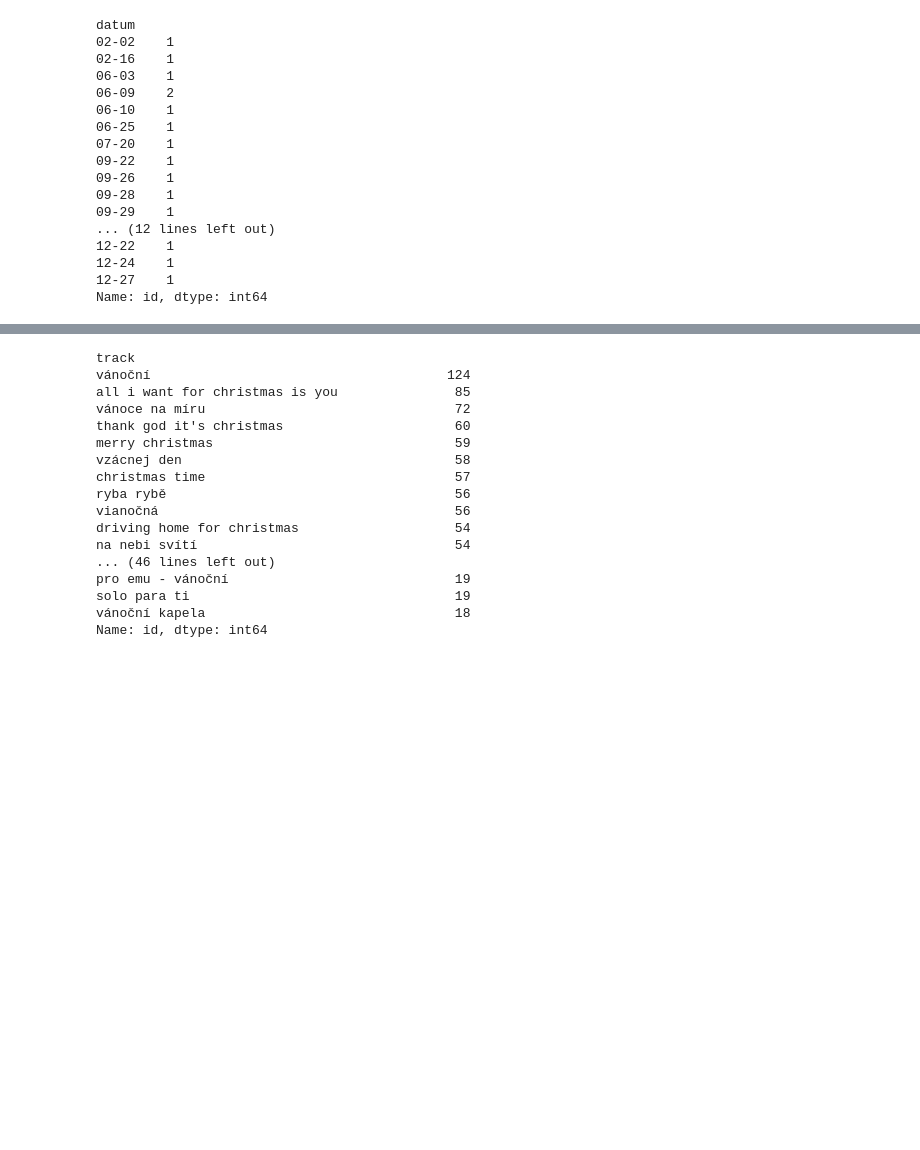
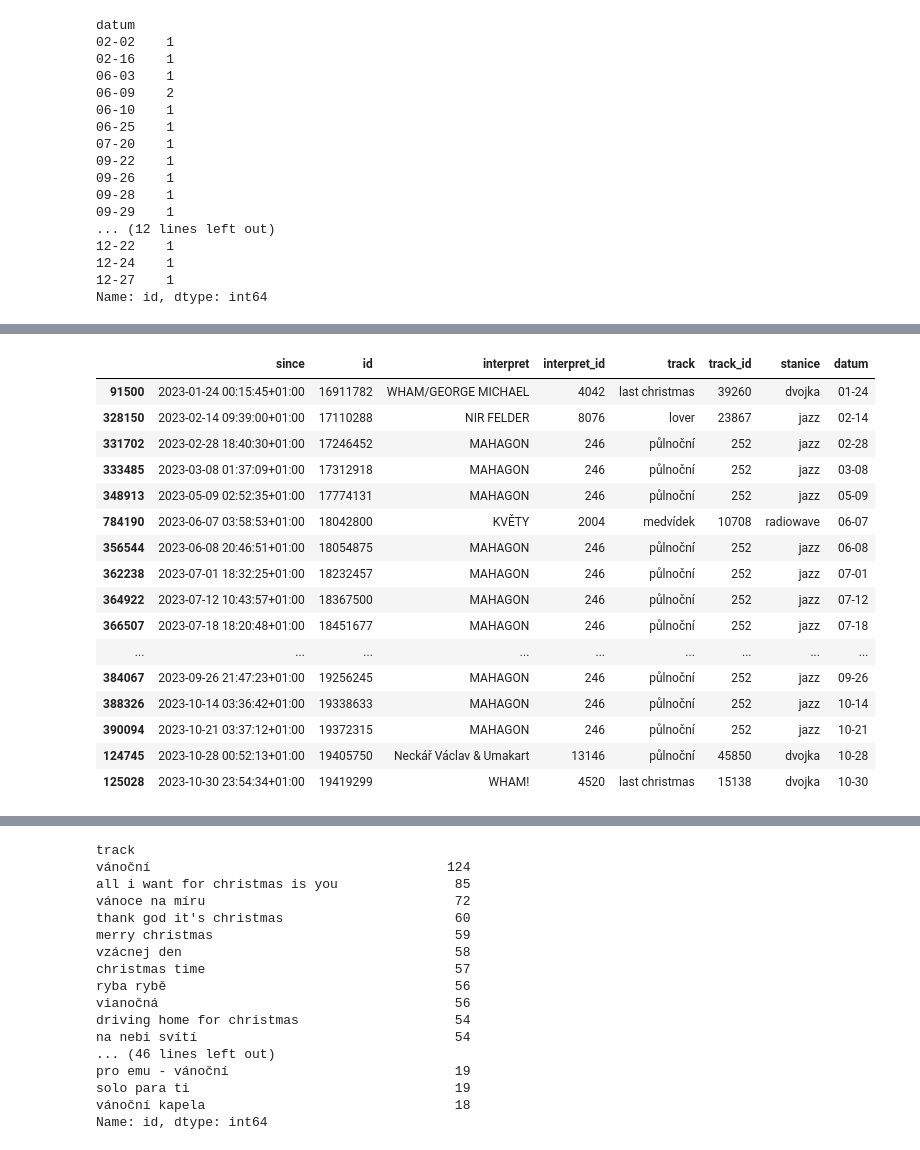
Before and after one commit to DataRozhlas/hitparady, a Jupyter notebook: 105 CZ100RADIO po roce Vánoce.ipynb, the cells around one changed output, grey strips where cells are left out. Cells and saved outputs as stored; diff of their text form; code cells hidden in the pictures; blank space fills up the shorter version.

```diff
--- a/105 CZ100RADIO po roce Vánoce.ipynb
+++ b/105 CZ100RADIO po roce Vánoce.ipynb
@@ -369,2 +394,22 @@ Name: id, dtype: int64
+# %%
+cro[cro['track'].isin(vanocni2) & (cro['since'].dt.year == 2023) & (cro['since'].dt.month <= 10)].sort_values(by='datum').tail(20)
+# %% [output]
+|  | since | id | interpret | interpret_id | track | track_id | stanice | datum |
+| 91500 | 2023-01-24 00:15:45+01:00 | 16911782 | WHAM/GEORGE MICHAEL | 4042 | last christmas | 39260 | dvojka | 01-24 |
+| 328150 | 2023-02-14 09:39:00+01:00 | 17110288 | NIR FELDER | 8076 | lover | 23867 | jazz | 02-14 |
+| 331702 | 2023-02-28 18:40:30+01:00 | 17246452 | MAHAGON | 246 | půlnoční | 252 | jazz | 02-28 |
+| 333485 | 2023-03-08 01:37:09+01:00 | 17312918 | MAHAGON | 246 | půlnoční | 252 | jazz | 03-08 |
+| 348913 | 2023-05-09 02:52:35+01:00 | 17774131 | MAHAGON | 246 | půlnoční | 252 | jazz | 05-09 |
+| 784190 | 2023-06-07 03:58:53+01:00 | 18042800 | KVĚTY | 2004 | medvídek | 10708 | radiowave | 06-07 |
+| 356544 | 2023-06-08 20:46:51+01:00 | 18054875 | MAHAGON | 246 | půlnoční | 252 | jazz | 06-08 |
+| 362238 | 2023-07-01 18:32:25+01:00 | 18232457 | MAHAGON | 246 | půlnoční | 252 | jazz | 07-01 |
+| 364922 | 2023-07-12 10:43:57+01:00 | 18367500 | MAHAGON | 246 | půlnoční | 252 | jazz | 07-12 |
+| 366507 | 2023-07-18 18:20:48+01:00 | 18451677 | MAHAGON | 246 | půlnoční | 252 | jazz | 07-18 |
+| ... | ... | ... | ... | ... | ... | ... | ... | ... |
+| 384067 | 2023-09-26 21:47:23+01:00 | 19256245 | MAHAGON | 246 | půlnoční | 252 | jazz | 09-26 |
+| 388326 | 2023-10-14 03:36:42+01:00 | 19338633 | MAHAGON | 246 | půlnoční | 252 | jazz | 10-14 |
+| 390094 | 2023-10-21 03:37:12+01:00 | 19372315 | MAHAGON | 246 | půlnoční | 252 | jazz | 10-21 |
+| 124745 | 2023-10-28 00:52:13+01:00 | 19405750 | Neckář Václav & Umakart | 13146 | půlnoční | 45850 | dvojka | 10-28 |
+| 125028 | 2023-10-30 23:54:34+01:00 | 19419299 | WHAM! | 4520 | last christmas | 15138 | dvojka | 10-30 |
 # %%
 letni_tracky = cro[cro['since'].dt.month.isin([5,6,7,8])]['track'].drop_duplicates().to_list()
```
Also changed, not shown: parts of 27 cells of this notebook, 13 other files.
